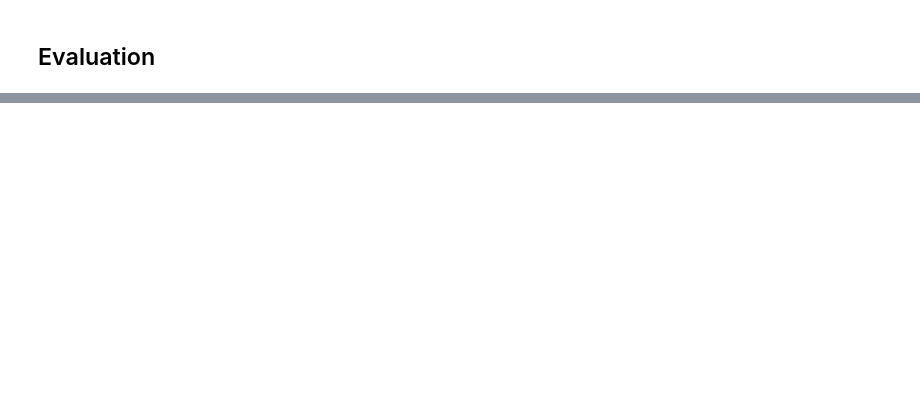
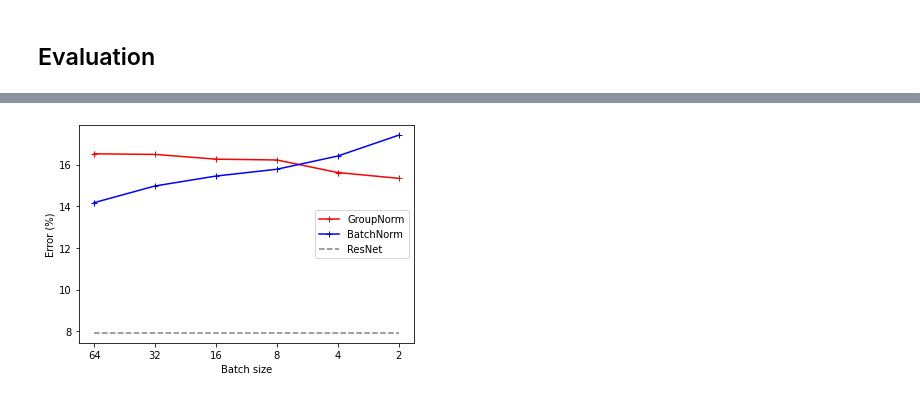
Before and after one commit to Marco5de/DVProject, a Jupyter notebook: DV_Projekt.ipynb, the cells around one changed output, grey strips where cells are left out. Saved outputs shown, nothing was run; the diff lists cells and outputs as text; code cells hidden in the pictures; blank space fills up the shorter version.

```diff
--- a/DV_Projekt.ipynb
+++ b/DV_Projekt.ipynb
@@ -379,0 +107,16 @@ def model_eval(model_path, dataset="CIFAR10", batch_size=128, group_norm=False):
+# %%
+from src.eval import model_eval
+from src.model.SimpleNet import SimpleNetv2
+from src.model.ResNet import ResNet34
+
+bs_list = [64, 32, 16, 8, 4, 2]
+norm_list = ["BN", "GN"]
+
+results = {"BN": [], "GN": []}
+
+for norm in norm_list:
+    for bs in bs_list:
+        acc = model_eval(f"model/epochs30-bs{bs}-{norm}-dsCIFAR10.pth", device, dataset="CIFAR10", group_norm=(norm=="GN"), modelClass=SimpleNetv2)
+        results[norm].append(100.0 - acc)
+
+resnet_baseline = model_eval("model/resnet34-epochs200-bs128-BN.pth", device, "CIFAR10", batch_size=128, group_norm=False, modelClass=ResNet34)
@@ -379,0 +137,13 @@ def model_eval(model_path, dataset="CIFAR10", batch_size=128, group_norm=False):
+# %%
+values = range(len(bs_list))
+plt.plot(values, results["GN"], c="red", marker="+")
+plt.plot(values, results["BN"], c="blue", marker="+")
+plt.plot(values, [100.0 - resnet_baseline] * len(bs_list), "--", c="gray")
+plt.xticks(values, bs_list)
+plt.legend(["GroupNorm", "BatchNorm", "ResNet"])
+plt.axis("on")
+plt.ylabel("Error (%)")
+plt.xlabel("Batch size")
+plt.savefig("/home/marco/Downloads/plot.png")
+# %% [output]
+[figure, added]
```
Also changed, not shown: parts of 14 cells of this notebook, 28 other files.
